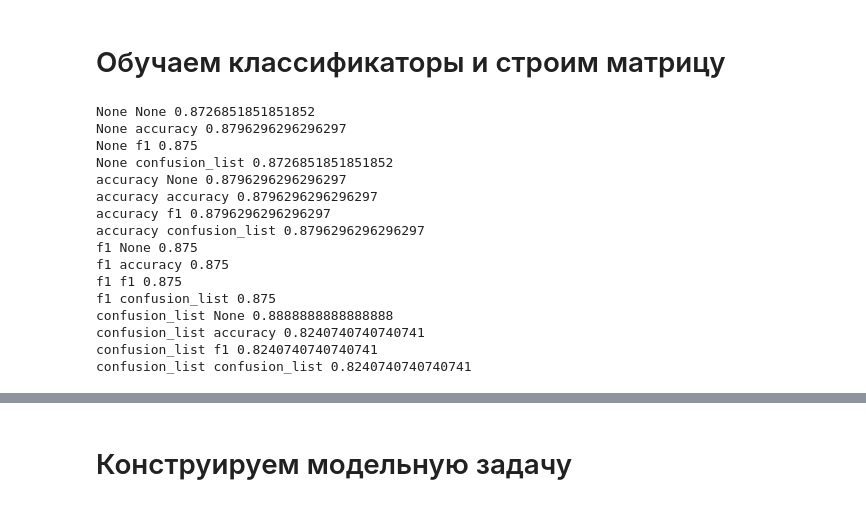
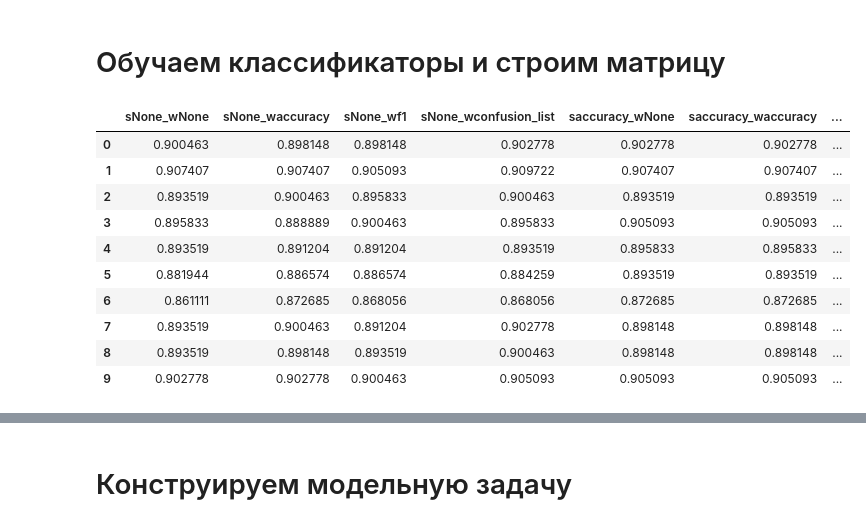
Before and after one commit to vasyarv/gap_sne, a Jupyter notebook: notebooks/experiments_ecoc.ipynb, the cells around one changed output, grey strips where cells are left out. Cells and saved outputs as stored; diff of their text form; code cells hidden in the pictures.

```diff
--- a/notebooks/experiments_ecoc.ipynb
+++ b/notebooks/experiments_ecoc.ipynb
@@ -50,30 +53,41 @@ print(X_train.shape, X_test.shape, X_val.shape)
 from sklearn.linear_model import LogisticRegression
 
 l = np.unique(target).size
-N = 30 # кол-во дихотомий
+N = 50 # кол-во дихотомий
 code_matrix = functions.make_random_dichs(l, N)
 
 dich_classifiers = functions.train_dichs(code_matrix, X_train, y_train,
                                          X_test, y_test, LogisticRegression)
-# %%
-for score_type in [None, 'accuracy', 'f1', 'confusion_list']:
-    for weight_type in [None, 'accuracy', 'f1', 'confusion_list']:
-        preds = functions.predict_all(X_val, dich_classifiers, code_matrix, score_type, weight_type)
-        print(score_type, weight_type, accuracy_score(preds, y_val))
-# %% [output]
-None None 0.8726851851851852
-None accuracy 0.8796296296296297
-None f1 0.875
-None confusion_list 0.8726851851851852
-accuracy None 0.8796296296296297
-accuracy accuracy 0.8796296296296297
-accuracy f1 0.8796296296296297
-accuracy confusion_list 0.8796296296296297
-f1 None 0.875
-f1 accuracy 0.875
-f1 f1 0.875
-f1 confusion_list 0.875
-confusion_list None 0.8888888888888888
-confusion_list accuracy 0.8240740740740741
-confusion_list f1 0.8240740740740741
-confusion_list confusion_list 0.8240740740740741
+# %%
+attempts_data = []
+N_attempts = 10
+N = 30 # кол-во дихотомий
+wtypes = [None, 'accuracy', 'f1', 'confusion_list']
+for i in tqdm(range(N_attempts)):
+    accs = []
+    code_matrix = functions.make_random_dichs(l, N)
+    dich_classifiers = functions.train_dichs(code_matrix, X_train, y_train,
+                                             X_test, y_test, LogisticRegression)
+    for score_type in wtypes:
+        for weight_type in wtypes:
+            preds = functions.predict_all(X_val, dich_classifiers, code_matrix, score_type, weight_type)
+            acc = accuracy_score(preds, y_val)
+            accs.append(acc)
+    attempts_data.append(accs)
+#             print(score_type, weight_type, accuracy_score(preds, y_val))
+# %%
+df_attempts = pd.DataFrame(attempts_data)
+df_attempts.columns = ['s{}_w{}'.format(i1, i2) for i1 in wtypes for i2 in wtypes]
+df_attempts
+# %% [output]
+|  | sNone_wNone | sNone_waccuracy | sNone_wf1 | sNone_wconfusion_list | saccuracy_wNone | saccuracy_waccuracy | ... |
+| 0 | 0.900463 | 0.898148 | 0.898148 | 0.902778 | 0.902778 | 0.902778 | ... |
+| 1 | 0.907407 | 0.907407 | 0.905093 | 0.909722 | 0.907407 | 0.907407 | ... |
+| 2 | 0.893519 | 0.900463 | 0.895833 | 0.900463 | 0.893519 | 0.893519 | ... |
+| 3 | 0.895833 | 0.888889 | 0.900463 | 0.895833 | 0.905093 | 0.905093 | ... |
+| 4 | 0.893519 | 0.891204 | 0.891204 | 0.893519 | 0.895833 | 0.895833 | ... |
+| 5 | 0.881944 | 0.886574 | 0.886574 | 0.884259 | 0.893519 | 0.893519 | ... |
+| 6 | 0.861111 | 0.872685 | 0.868056 | 0.868056 | 0.872685 | 0.872685 | ... |
+| 7 | 0.893519 | 0.900463 | 0.891204 | 0.902778 | 0.898148 | 0.898148 | ... |
+| 8 | 0.893519 | 0.898148 | 0.893519 | 0.900463 | 0.898148 | 0.898148 | ... |
+| 9 | 0.902778 | 0.902778 | 0.900463 | 0.905093 | 0.905093 | 0.905093 | ... |
```
Also changed, not shown: parts of 3 cells of this notebook, 1 other file.
